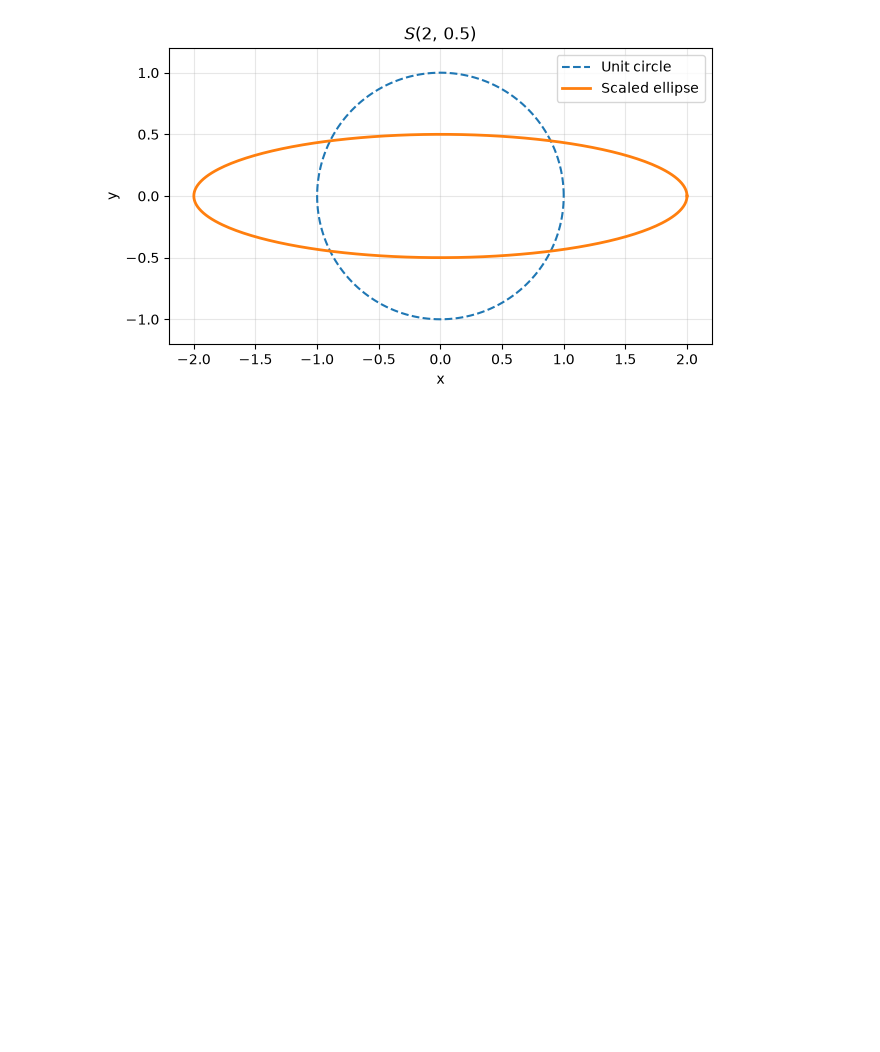
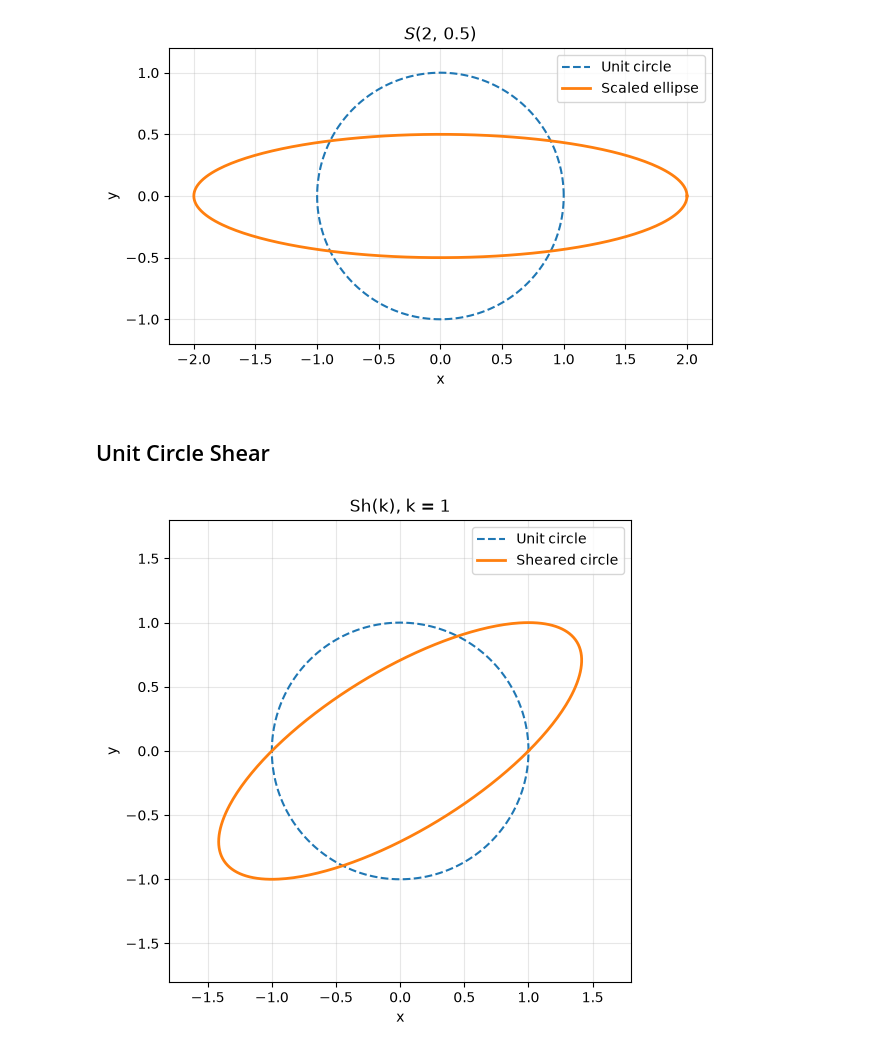
Before and after one commit to wilderif/codyssey-a2-1, a Jupyter notebook: src/01_linear_algebra.ipynb, the cells around one changed output. Cells and saved outputs as stored; diff of their text form; code cells hidden in the pictures; blank space fills up the shorter version.

Commit message:
feat: Add unit circle shear visualization
- apply a horizontal shear matrix with k set to 1
- compare the sheared shape with the original unit circle
- separate computation and plotting cells and save execution results

```diff
--- a/src/01_linear_algebra.ipynb
+++ b/src/01_linear_algebra.ipynb
@@ -70,3 +70,30 @@ ax.legend()
 plt.show()
 # %% [output]
 [figure]
+# %% [markdown]
+## Unit Circle Shear
+# %%
+# Build and apply a horizontal shear matrix.
+
+k = 1.0
+Sh = np.array([
+    [1.0, k],
+    [0.0, 1.0],
+])
+# Map (x, y) to (x + k * y, y); the output shape remains (2, 361).
+sheared_circle = Sh @ unit_circle
+# %%
+# Compare the unit circle with its sheared shape.
+
+fig, ax = plt.subplots(figsize=(6, 6))
+ax.plot(*unit_circle, color="tab:blue", linestyle="--", label="Unit circle")
+ax.plot(*sheared_circle, color="tab:orange", linewidth=2, label="Sheared circle")
+# Keep identical axis scales to show the shear without display distortion.
+ax.set_aspect("equal")
+ax.set(xlim=(-1.8, 1.8), ylim=(-1.8, 1.8), xlabel="x", ylabel="y")
+ax.set_title(f"Sh(k), k = {k:g}")
+ax.grid(True, alpha=0.3)
+ax.legend()
+plt.show()
+# %% [output]
+[figure, added]
```
